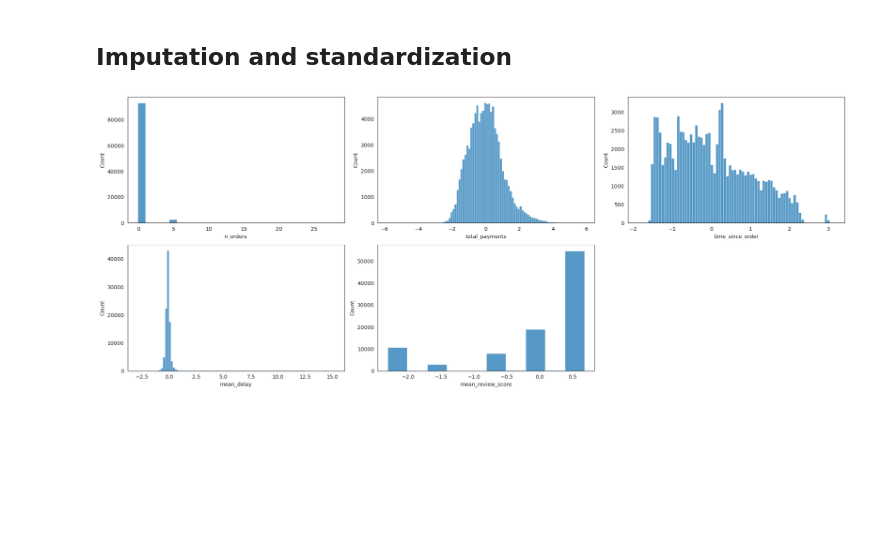
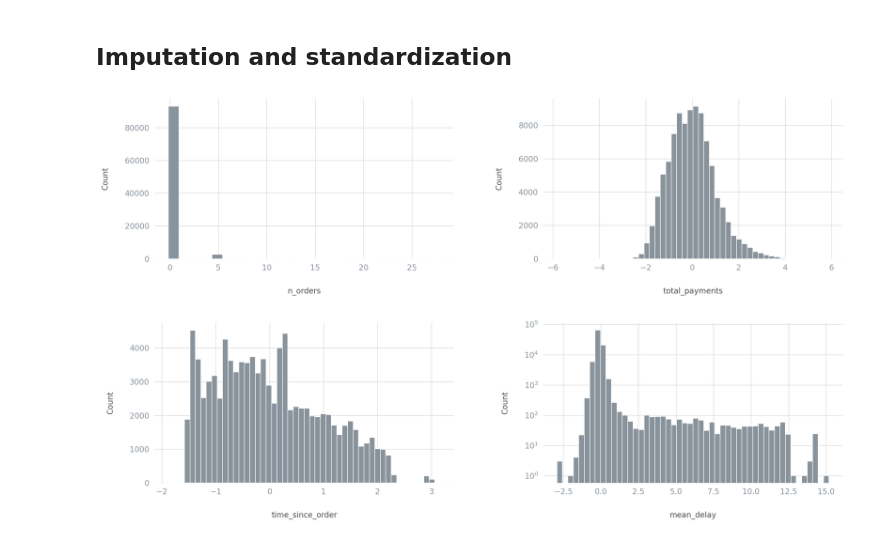
Before and after one commit to vicmcl/e-commerce, a Jupyter notebook: notebook_eda.ipynb, the cells around one changed output. Drawn from its saved outputs; the diff is of its cells as text; code cells hidden in the pictures; blank space fills up the shorter version.

```diff
--- a/notebook_eda.ipynb
+++ b/notebook_eda.ipynb
@@ -9,12 +9,13 @@ import missingno as mno
 import numpy as np
 import pandas as pd
 import seaborn as sns
+import warnings
 
 from sklearn.impute import SimpleImputer
 from sklearn.preprocessing import StandardScaler
 
 %matplotlib inline
-sns.set_style('white')
+warnings.filterwarnings("ignore")
 # %%
 orders = pd.read_csv("data/orders.csv").drop(
     ["index", "order_approved_at", "order_delivered_carrier_date"], axis=1
@@ -300,26 +328,25 @@ for col in df_stantardized.columns:
         np.array(df_stantardized[col]).reshape(-1, 1)
     )
 # %%
-fig = plt.figure(figsize=(20, 8))
+fig = plt.figure(figsize=(16, 9))
 
-fig.add_subplot(231)
-sns.histplot(df_stantardized["n_orders"], bins=25)
+fig.add_subplot(221)
+sns.histplot(df_stantardized["n_orders"], bins=25, color="#89939C", alpha=1)
 
-fig.add_subplot(232)
-sns.histplot(df_stantardized["total_payments"], bins=100)
+fig.add_subplot(222)
+sns.histplot(df_stantardized["total_payments"], bins=50, color="#89939C", alpha=1)
 
-fig.add_subplot(233)
-sns.histplot(df_stantardized["time_since_order"])
+fig.add_subplot(223)
+sns.histplot(df_stantardized["time_since_order"], bins=50, color="#89939C", alpha=1)
 
-fig.add_subplot(234)
-sns.histplot(df_stantardized["mean_delay"], bins=100)
+fig.add_subplot(224)
+sns.histplot(df_stantardized["mean_delay"], bins=50, color="#89939C", alpha=1)
+plt.yscale("log")
 
-fig.add_subplot(235)
-sns.histplot(df_stantardized["mean_review_score"], bins=10)
-
-plt.tight_layout()
+# Adjust the space between subplots
+plt.subplots_adjust(wspace=0.3, hspace=0.4)
 # %% [output]
-[figure, old version]
+[figure, new version]
 # %%
 df_stantardized
 # %% [output]
```
Also changed, not shown: parts of 3 cells of this notebook.
